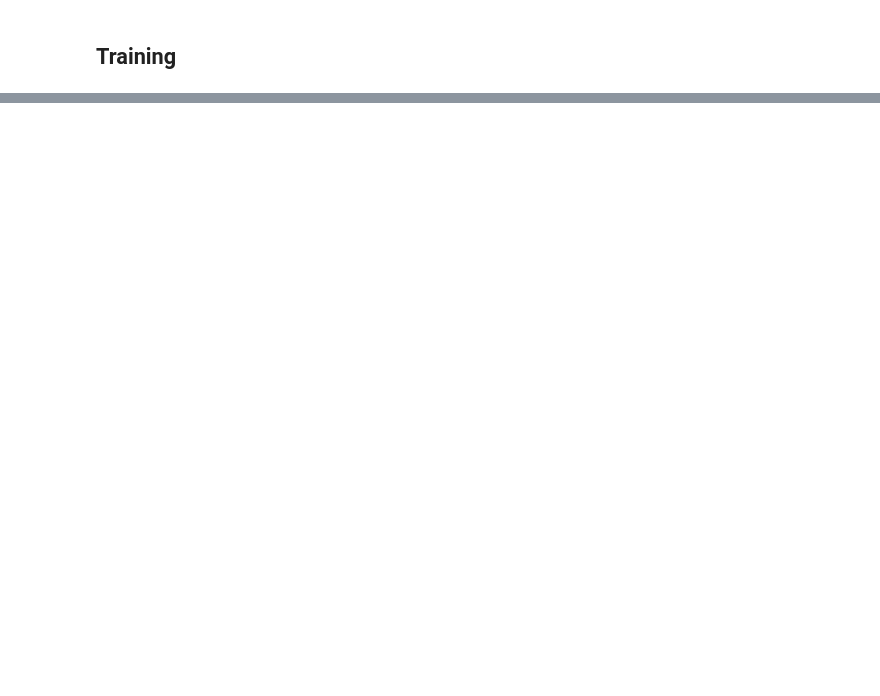
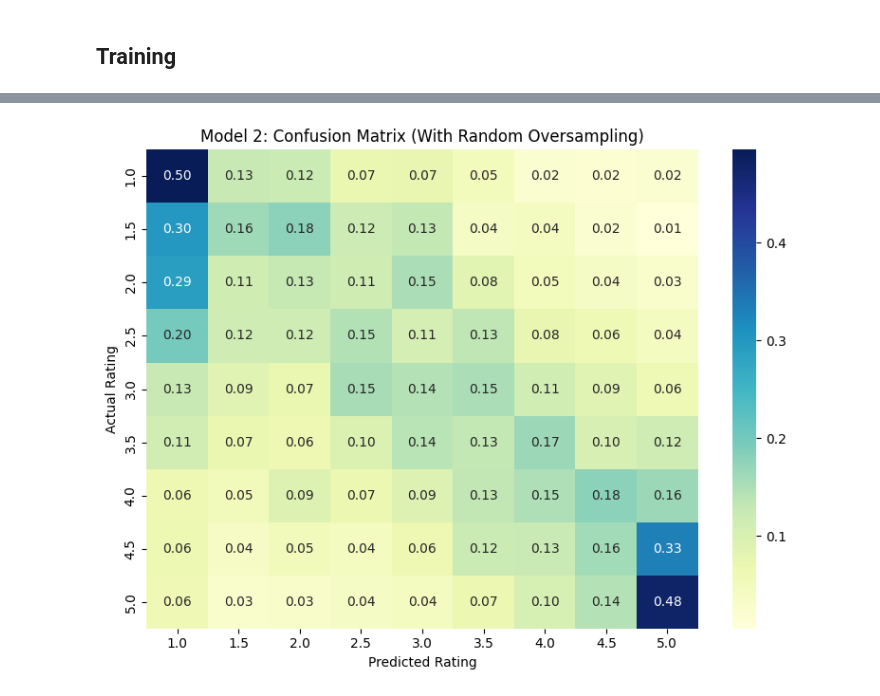
Before and after one commit to michaelliruoxi/prof_rating_nlp, a Jupyter notebook: model1.ipynb, the cells around one changed output, grey strips where cells are left out. Saved outputs shown, nothing was run; the diff lists cells and outputs as text; code cells hidden in the pictures; blank space fills up the shorter version.

```diff
--- a/model1.ipynb
+++ b/model1.ipynb
@@ -211,8 +193,23 @@ TFIDF shape: (19994, 5000)
 3  0  0  0  0  0  0   0   1    3   0    0   1    0  0  0
 4  0  0  0  0  0  0   0   0    0   0    0   0    0  0  0
 # %%
+import numpy as np
+
 df["student_star"] = pd.to_numeric(df["student_star"], errors="coerce")
 mask = df["comments"].notna() & df["student_star"].notna()
 
 X = X_tfidf[mask.values]
-y = df.loc[mask, "student_star"]
+y_continuous = df.loc[mask, "student_star"]
+
+# Convert to categorical labels (1.0, 1.5, 2.0, 2.5, 3.0, 3.5, 4.0, 4.5, 5.0)
+# Round to nearest 0.5
+y = np.round(y_continuous * 2) / 2
+
+# Clip to valid range [1.0, 5.0]
+y = np.clip(y, 1.0, 5.0)
+
+# Convert to categorical/string labels for classification
+y = y.astype(str)
+
+print(f"Target labels: {sorted(y.unique())}")
+print(f"Label distribution:\n{y.value_counts().sort_index()}")
@@ -220,0 +397,47 @@ y = df.loc[mask, "student_star"]
+# %%
+# ============================================
+# EVALUATE MODEL 2 (With Random Oversampling)
+# ============================================
+print("=" * 50)
+print("MODEL 2 EVALUATION (With Random Oversampling)")
+print("=" * 50)
+
+# Check if Model 2 has been trained
+try:
+    # Calculate metrics for Model 2
+    accuracy_model2 = accuracy_score(y_test, y_pred_model2)
+    y_pred_model2_numeric = np.array([float(x) for x in y_pred_model2])
+
+    within_half_model2 = np.abs(y_pred_model2_numeric - y_test_numeric) <= 0.5
+    within_one_model2 = np.abs(y_pred_model2_numeric - y_test_numeric) <= 1.0
+    acc_within_half_model2 = np.mean(within_half_model2)
+    acc_within_one_model2 = np.mean(within_one_model2)
+
+    print(f"\nClassification Accuracy: {accuracy_model2:.3f}")
+    print(f"Accuracy within ±0.5-star margin: {acc_within_half_model2:.3f}")
+    print(f"Accuracy within ±1.0-star margin: {acc_within_one_model2:.3f}")
+
+    print("\nClassification Report:")
+    print(classification_report(y_test, y_pred_model2, labels=all_classes, zero_division=0))
+
+    # Confusion matrix for Model 2
+    cm_model2 = confusion_matrix(y_test, y_pred_model2, labels=all_classes, normalize='true')
+    plt.figure(figsize=(8, 6))
+    sns.heatmap(cm_model2, annot=True, fmt=".2f", cmap="YlGnBu",
+                xticklabels=all_classes, yticklabels=all_classes)
+    plt.xlabel("Predicted Rating")
+    plt.ylabel("Actual Rating")
+    plt.title("Model 2: Confusion Matrix (With Random Oversampling)")
+    plt.tight_layout()
+    plt.show()
+
+except NameError:
+    print("\n⚠️  ERROR: Model 2 predictions (y_pred_model2) not found!")
+    print("\nPlease ensure you have run the following cells in order:")
+    print("  1. Cell 23: Random Oversampling (creates X_train_ros, y_train_ros)")
+    print("  2. Cell 24: Model 2 Training (creates model2 and y_pred_model2)")
+    print("\nThen re-run this evaluation cell (Cell 22).")
+except Exception as e:
+    print(f"\n⚠️  ERROR: {type(e).__name__}: {e}")
+    print("\nPlease check that all prerequisite cells have been run.")
+# %% [output]
@@ -221 +461,2 @@ y = df.loc[mask, "student_star"]
+[figure, added]
 # %%
```
Also changed, not shown: parts of 33 cells of this notebook.
